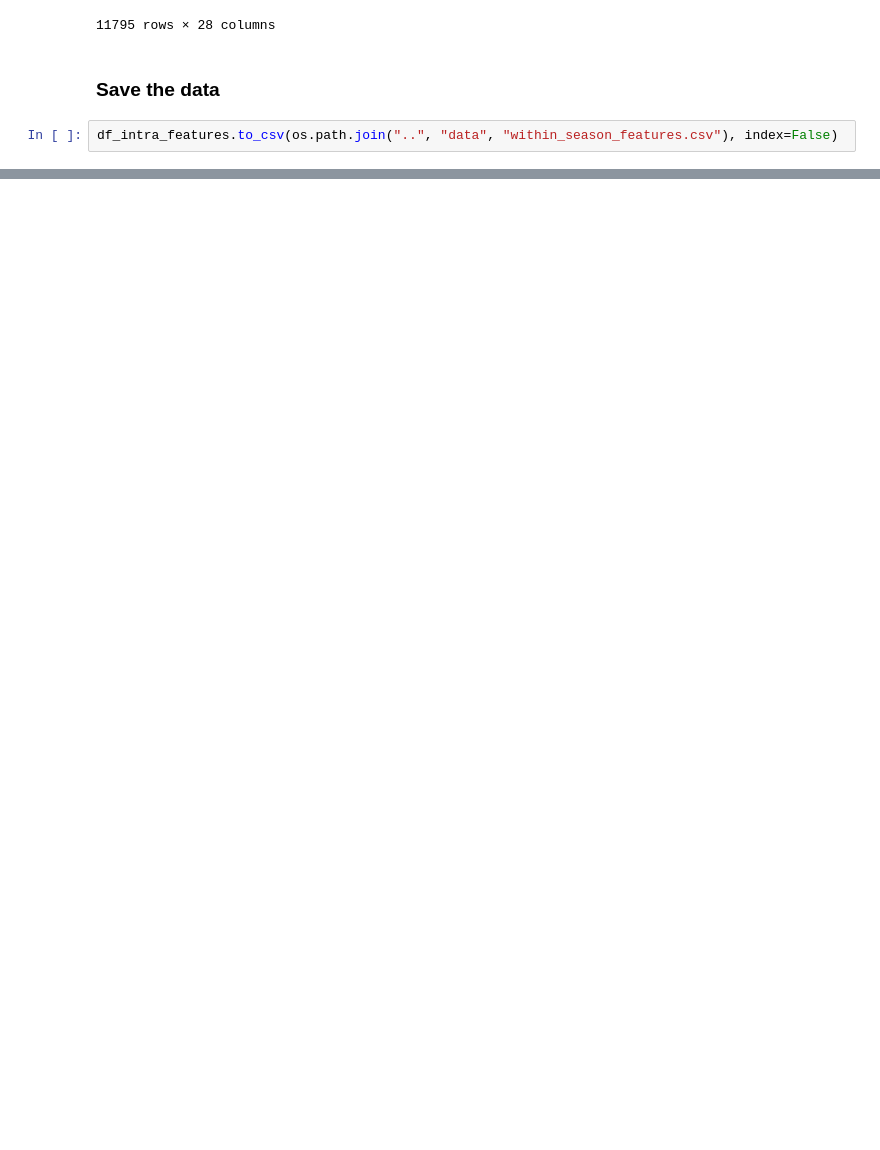
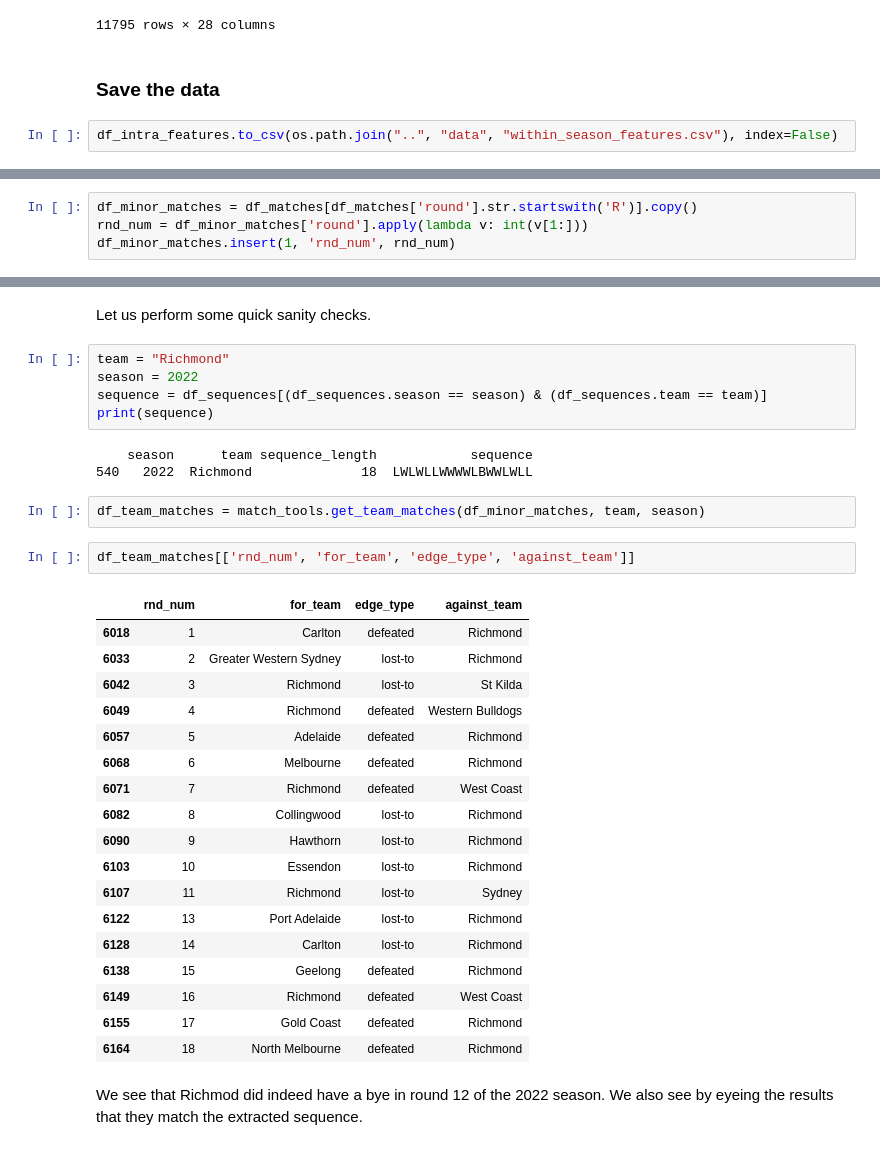
Before and after one commit to gaj67/gaj-data-science, a Jupyter notebook: AFL/notebooks/3_feature_extraction.ipynb, the cells around one changed output, grey strips where cells are left out. Saved outputs shown, nothing was run; the diff lists cells and outputs as text; blank space fills up the shorter version.

Commit message:
Added some match prediction experiments.

```diff
--- a/AFL/notebooks/3_feature_extraction.ipynb
+++ b/AFL/notebooks/3_feature_extraction.ipynb
@@ -351,0 +371,4 @@ df_intra_features.to_csv(os.path.join("..", "data", "within_season_features.csv"
+# %%
+df_minor_matches = df_matches[df_matches['round'].str.startswith('R')].copy()
+rnd_num = df_minor_matches['round'].apply(lambda v: int(v[1:]))
+df_minor_matches.insert(1, 'rnd_num', rnd_num)
@@ -351,0 +401,35 @@ df_intra_features.to_csv(os.path.join("..", "data", "within_season_features.csv"
+# %% [markdown]
+Let us perform some quick sanity checks.
+# %%
+team = "Richmond"
+season = 2022
+sequence = df_sequences[(df_sequences.season == season) & (df_sequences.team == team)]
+print(sequence)
+# %% [output]
+    season      team sequence_length            sequence
+540   2022  Richmond              18  LWLWLLWWWWLBWWLWLL
+# %%
+df_team_matches = match_tools.get_team_matches(df_minor_matches, team, season)
+# %%
+df_team_matches[['rnd_num', 'for_team', 'edge_type', 'against_team']]
+# %% [output]
+|  | rnd_num | for_team | edge_type | against_team |
+| 6018 | 1 | Carlton | defeated | Richmond |
+| 6033 | 2 | Greater Western Sydney | lost-to | Richmond |
+| 6042 | 3 | Richmond | lost-to | St Kilda |
+| 6049 | 4 | Richmond | defeated | Western Bulldogs |
+| 6057 | 5 | Adelaide | defeated | Richmond |
+| 6068 | 6 | Melbourne | defeated | Richmond |
+| 6071 | 7 | Richmond | defeated | West Coast |
+| 6082 | 8 | Collingwood | lost-to | Richmond |
+| 6090 | 9 | Hawthorn | lost-to | Richmond |
+| 6103 | 10 | Essendon | lost-to | Richmond |
+| 6107 | 11 | Richmond | lost-to | Sydney |
+| 6122 | 13 | Port Adelaide | lost-to | Richmond |
+| 6128 | 14 | Carlton | lost-to | Richmond |
+| 6138 | 15 | Geelong | defeated | Richmond |
+| 6149 | 16 | Richmond | defeated | West Coast |
+| 6155 | 17 | Gold Coast | defeated | Richmond |
+| 6164 | 18 | North Melbourne | defeated | Richmond |
+# %% [markdown]
+We see that Richmod did indeed have a bye in round 12 of the 2022 season. We also see by eyeing the results that they match the extracted sequence.
```
Also changed, not shown: parts of 17 cells of this notebook, 5 other files.
